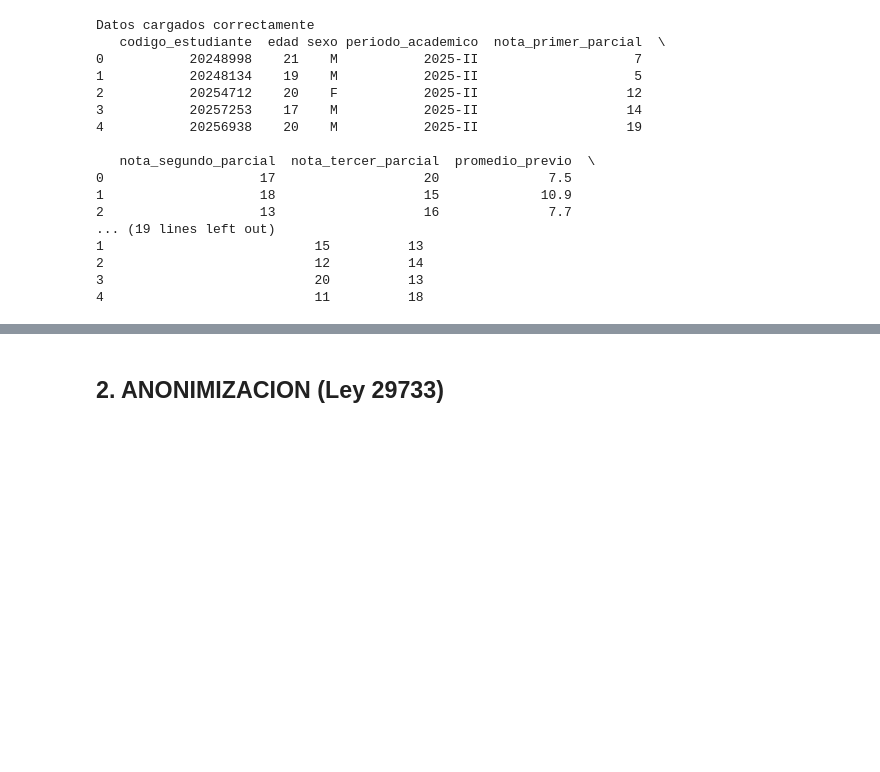
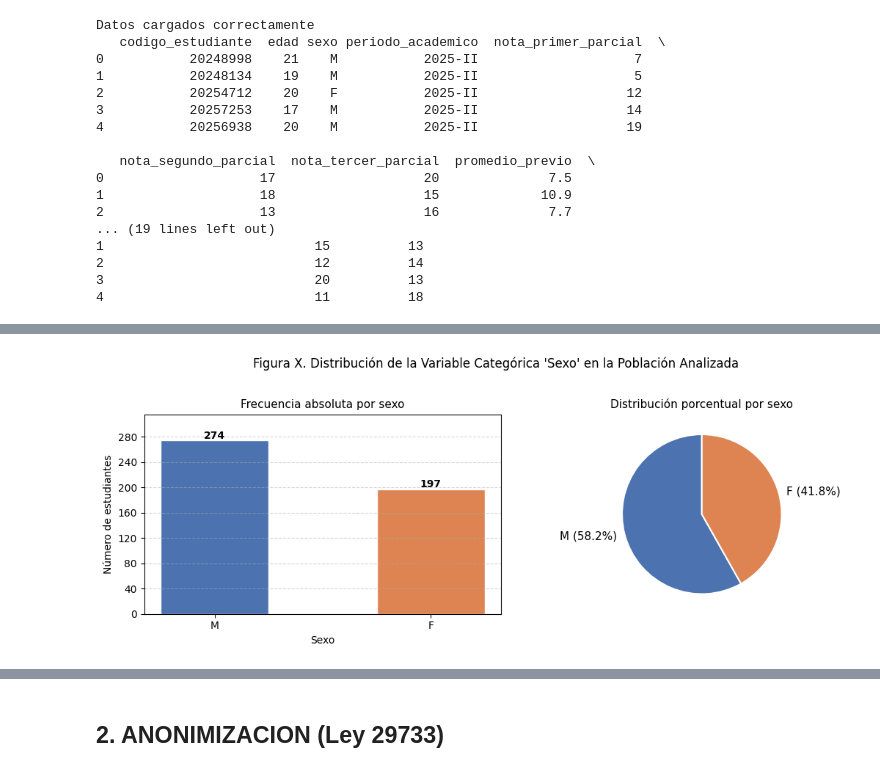
Before and after one commit to NormanPatrickHarveyArce/PredictorRendimientoAcademico, a Jupyter notebook: datos/datos_crudos/main_pipeline.ipynb, the cells around one changed output, grey strips where cells are left out. Drawn from its saved outputs; the diff is of its cells as text; code cells hidden in the pictures; blank space fills up the shorter version.

```diff
--- a/datos/datos_crudos/main_pipeline.ipynb
+++ b/datos/datos_crudos/main_pipeline.ipynb
@@ -36,3 +36,78 @@ Datos cargados correctamente
 2                           12          14
 3                           20          13
 4                           11          18
+# %%
+# ============================================================
+# ANÁLISIS DE VARIABLES CATEGÓRICAS
+# ============================================================
+import matplotlib.pyplot as plt
+import matplotlib.ticker as mticker
+
+print("=== VARIABLES CATEGÓRICAS DEL DATASET ===\n")
+
+# --- Variable 1: sexo ---
+print("Variable: sexo")
+print(f"  Tipo     : {df['sexo'].dtype}")
+print(f"  Valores  : {df['sexo'].unique().tolist()}")
+freq_sexo = df["sexo"].value_counts()
+pct_sexo  = df["sexo"].value_counts(normalize=True) * 100
+print("\n  Distribución de frecuencias:")
+for val in freq_sexo.index:
+    print(f"    {val}: {freq_sexo[val]} estudiantes ({pct_sexo[val]:.1f}%)")
+
+# --- Variable 2: periodo_academico ---
+print("\nVariable: periodo_academico")
+print(f"  Tipo     : {df['periodo_academico'].dtype}")
+print(f"  Valores únicos: {df['periodo_academico'].unique().tolist()}")
+print(f"  Variabilidad   : {'Sin variabilidad (valor constante)' if df['periodo_academico'].nunique() == 1 else 'Con variabilidad'}")
+print("  → Excluida del modelo por no aportar capacidad discriminativa.\n")
+
+# --- Gráfico de distribución: sexo ---
+fig, axes = plt.subplots(1, 2, figsize=(11, 4))
+
+# Gráfico 1: Barras de frecuencia
+colores = ["#4C72B0", "#DD8452"]
+axes[0].bar(
+    freq_sexo.index,
+    freq_sexo.values,
+    color=colores,
+    edgecolor="white",
+    width=0.5
+)
+axes[0].set_title("Frecuencia absoluta por sexo", fontsize=11)
+axes[0].set_xlabel("Sexo")
+axes[0].set_ylabel("Número de estudiantes")
+axes[0].yaxis.set_major_locator(mticker.MaxNLocator(integer=True))
+for i, (val, cnt) in enumerate(zip(freq_sexo.index, freq_sexo.values)):
+    axes[0].text(i, cnt + 3, str(cnt), ha="center", fontsize=10, fontweight="bold")
+axes[0].set_ylim(0, freq_sexo.max() * 1.15)
+axes[0].grid(axis="y", linestyle="--", alpha=0.5)
+
+# Gráfico 2: Pastel de porcentajes
+axes[1].pie(
+    pct_sexo.values,
+    labels=[f"{v} ({p:.1f}%)" for v, p in zip(pct_sexo.index, pct_sexo.values)],
+    colors=colores,
+    startangle=90,
+    wedgeprops={"edgecolor": "white", "linewidth": 1.5},
+    textprops={"fontsize": 11}
+)
+axes[1].set_title("Distribución porcentual por sexo", fontsize=11)
+
+plt.suptitle(
+    "Figura X. Distribución de la Variable Categórica 'Sexo' en la Población Analizada",
+    fontsize=12,
+    y=1.02
+)
+plt.tight_layout()
+plt.savefig("shap_results/distribucion_sexo.png", dpi=150, bbox_inches="tight")
+plt.show()
+
+print("Gráfico de distribución de sexo guardado en: shap_results/distribucion_sexo.png")
+
+# --- Resumen ejecutivo ---
+print("\n=== RESUMEN: TRATAMIENTO DE VARIABLES CATEGÓRICAS ===")
+print(f"  'sexo'              → Excluida por criterio ético (minimización de datos, Ley N.º 29733)")
+print(f"  'periodo_academico' → Excluida por valor constante (sin aporte predictivo)")
+print(f"  Variables incluidas en el modelo: {len(features)} variables numéricas")
+# %% [output]
@@ -38,0 +129 @@ Datos cargados correctamente
+[figure, added]
```
Also changed, not shown: parts of 13 cells of this notebook, 9 other files.
